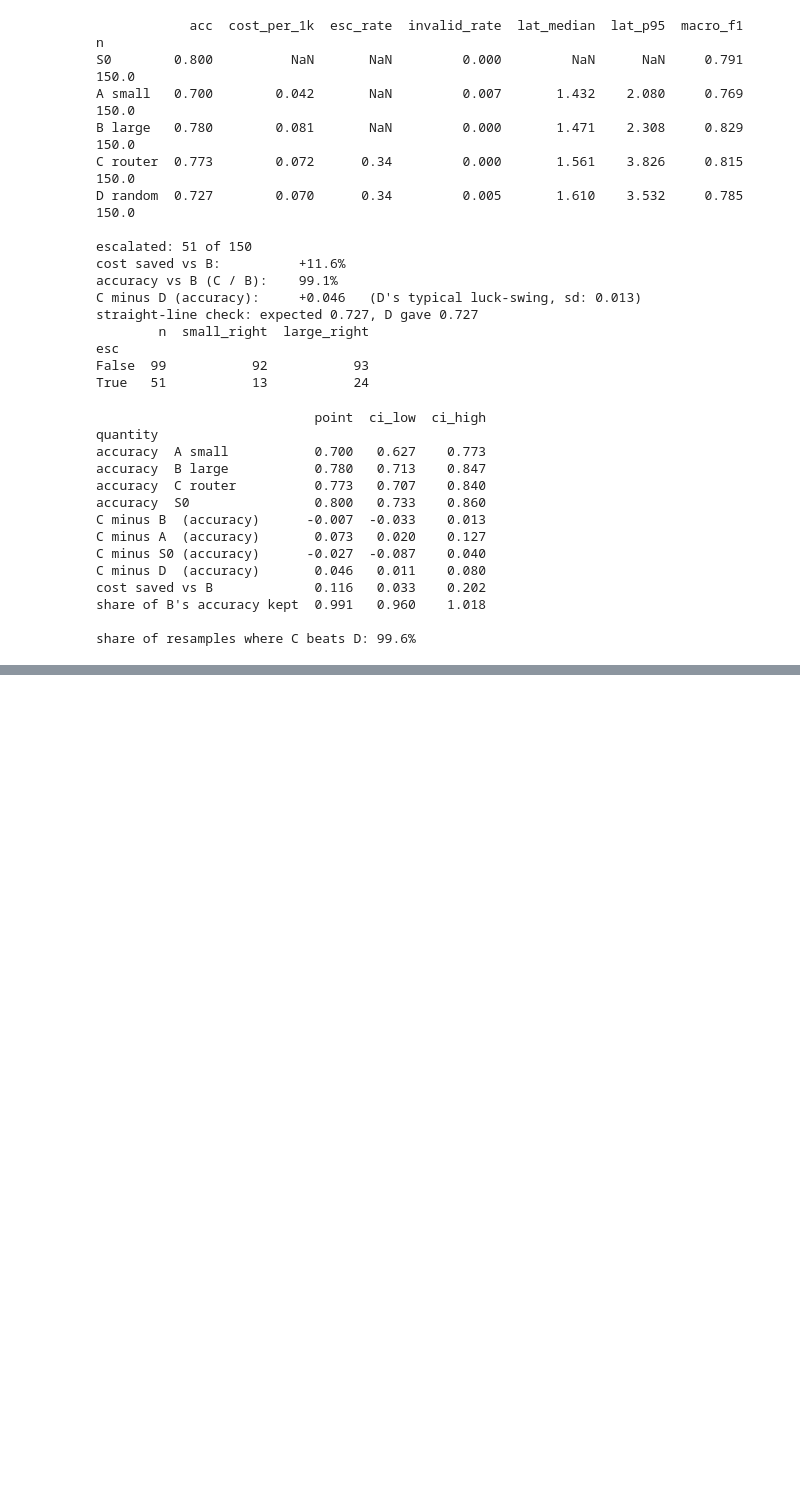
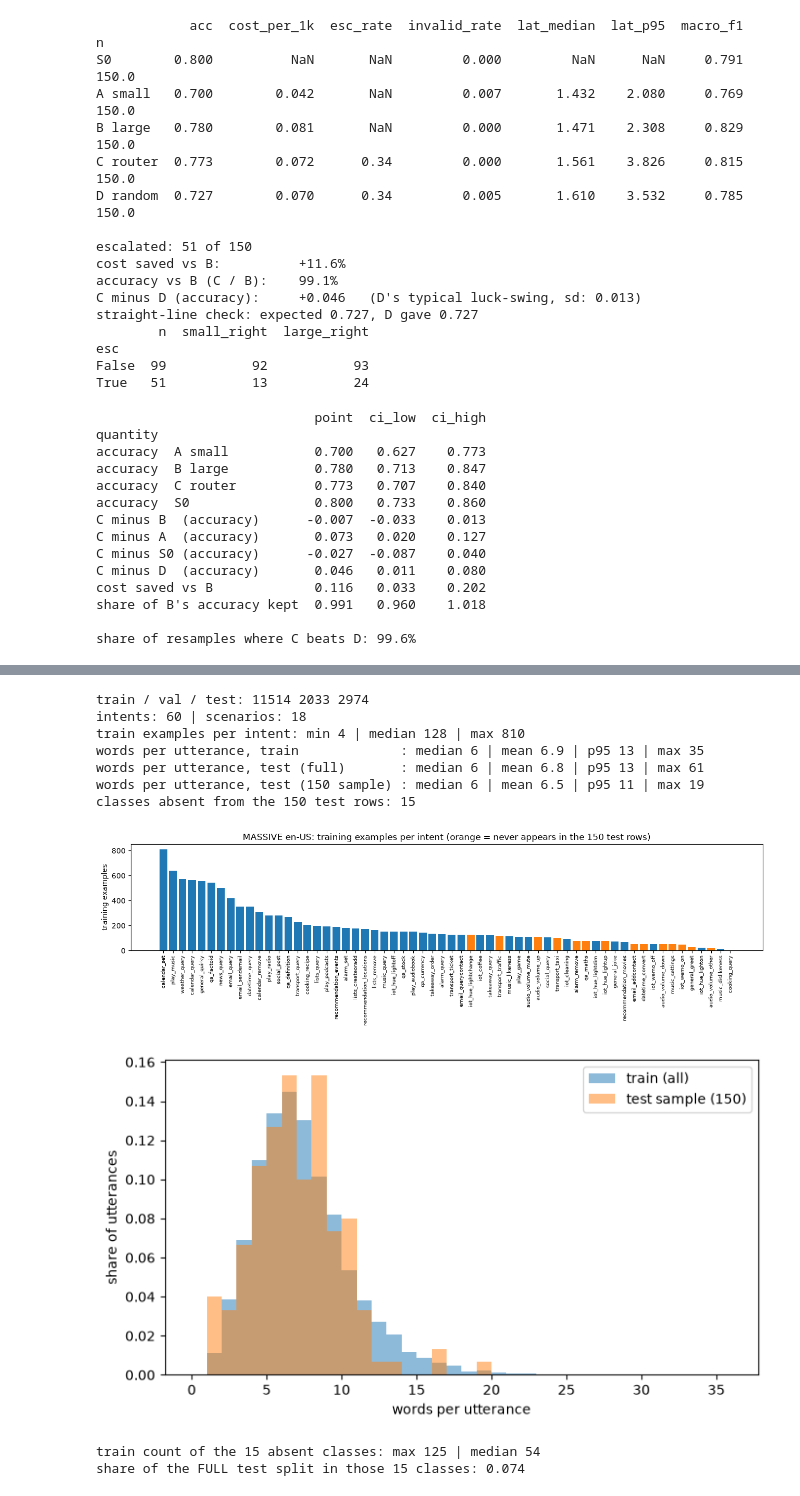
Before and after one commit to khadija1317/massive-routing, a Jupyter notebook: analysis.ipynb, the cells around one changed output, grey strips where cells are left out. Drawn from its saved outputs; the diff is of its cells as text; code cells hidden in the pictures; blank space fills up the shorter version.

```diff
--- a/analysis.ipynb
+++ b/analysis.ipynb
@@ -619,0 +1104,72 @@ share of resamples where C beats D: 99.6%
+# %%
+import json
+import matplotlib.pyplot as plt
+from data import load_massive
+
+dfs, label_names = load_massive()
+for s in dfs:
+    dfs[s]["id"] = dfs[s]["id"].astype(int)              # ids arrive as strings
+ids  = {k: {int(i) for i in v} for k, v in json.load(open("samples.json")).items()}
+samp = {s: dfs[s][dfs[s]["id"].isin(ids[s])] for s in ["validation", "test"]}
+
+# ---- checks against what we already know ----
+assert {s: len(d) for s, d in dfs.items()} == {"train": 11514, "validation": 2033, "test": 2974}
+assert len(label_names) == 60
+assert len(samp["validation"]) == 150 and len(samp["test"]) == 150
+assert samp["validation"]["label"].nunique() == 46 and samp["test"]["label"].nunique() == 45
+
+# ---- numbers for the data notes ----
+cnt = dfs["train"]["label"].value_counts()
+scn = dfs["train"]["label"].str.split("_").str[0].nunique()
+assert scn == 18
+print("train / val / test:", len(dfs["train"]), len(dfs["validation"]), len(dfs["test"]))
+print("intents:", len(label_names), "| scenarios:", scn)
+print("train examples per intent: min", cnt.min(), "| median", int(cnt.median()), "| max", cnt.max())
+
+words = {"train": dfs["train"].utt.str.split().str.len(),
+         "test (full)": dfs["test"].utt.str.split().str.len(),
+         "test (150 sample)": samp["test"].utt.str.split().str.len()}
+for name, w in words.items():
+    print(f"words per utterance, {name:18s}: median {w.median():.0f} | mean {w.mean():.1f} | p95 {w.quantile(.95):.0f} | max {w.max()}")
+
+absent = sorted(set(label_names) - set(samp["test"]["label"]))
+assert len(absent) == 15
+print("classes absent from the 150 test rows:", len(absent))
+
+# ---- chart 1: class counts in train; orange = absent from the test sample ----
+fig, ax = plt.subplots(figsize=(13, 4))
+colors = ["tab:orange" if c in absent else "tab:blue" for c in cnt.index]
+ax.bar(range(len(cnt)), cnt.values, color=colors)
+ax.set_xticks(range(len(cnt)))
+ax.set_xticklabels(cnt.index, rotation=90, fontsize=7)
+ax.set_ylabel("training examples")
+ax.set_title("MASSIVE en-US: training examples per intent (orange = never appears in the 150 test rows)")
+plt.tight_layout()
+plt.show()
+
+# ---- chart 2: utterance length ----
+fig, ax = plt.subplots(figsize=(7, 4))
+bins = range(0, int(words["train"].max()) + 2)
+ax.hist(words["train"], bins=bins, density=True, alpha=0.5, label="train (all)")
+ax.hist(words["test (150 sample)"], bins=bins, density=True, alpha=0.5, label="test sample (150)")
+ax.set_xlabel("words per utterance")
+ax.set_ylabel("share of utterances")
+ax.legend()
+plt.tight_layout()
+plt.show()
+# %% [output]
+train / val / test: 11514 2033 2974
+intents: 60 | scenarios: 18
+train examples per intent: min 4 | median 128 | max 810
+words per utterance, train             : median 6 | mean 6.9 | p95 13 | max 35
+words per utterance, test (full)       : median 6 | mean 6.8 | p95 13 | max 61
+words per utterance, test (150 sample) : median 6 | mean 6.5 | p95 11 | max 19
+classes absent from the 150 test rows: 15
+[figure, added]
+[figure, added]
+# %%
+print("train count of the 15 absent classes: max", cnt[absent].max(), "| median", int(cnt[absent].median()))
+print("share of the FULL test split in those 15 classes:", round(dfs["test"]["label"].isin(absent).mean(), 3))
+# %% [output]
+train count of the 15 absent classes: max 125 | median 54
+share of the FULL test split in those 15 classes: 0.074
```
Also changed, not shown: parts of 13 cells of this notebook.
